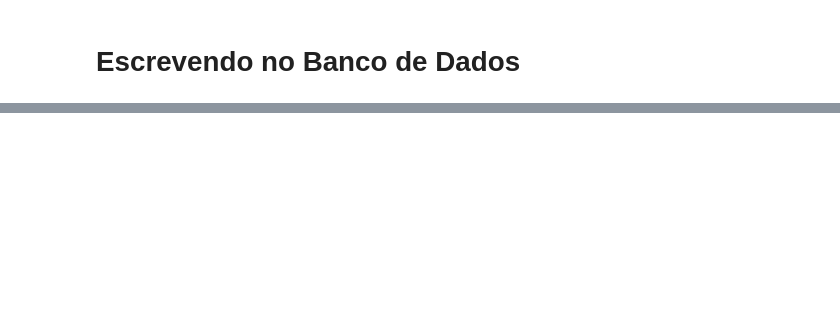
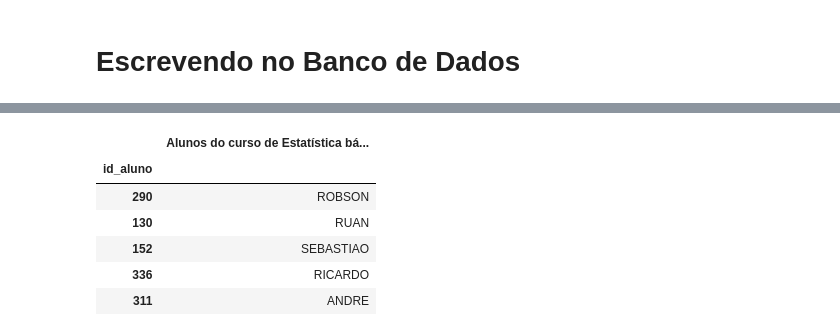
Before and after one commit to jba93/dados_escolares, a Jupyter notebook: escola_python.ipynb, the cells around one changed output, grey strips where cells are left out. Cells and saved outputs as stored; diff of their text form; code cells hidden in the pictures; blank space fills up the shorter version.

```diff
--- a/escola_python.ipynb
+++ b/escola_python.ipynb
@@ -282,0 +325,11 @@ print(engine.table_names())
+# %%
+proxima_turma = proxima_turma.rename(columns = {'nome': 'Alunos do curso de {}'.format(nome_curso)})
+proxima_turma.sample(5)
+# %% [output]
+|  | Alunos do curso de Estatística bá... |
+| id_aluno |  |
+| 290 | ROBSON |
+| 130 | RUAN |
+| 152 | SEBASTIAO |
+| 336 | RICARDO |
+| 311 | ANDRE |
```
Also changed, not shown: parts of 18 cells of this notebook.
